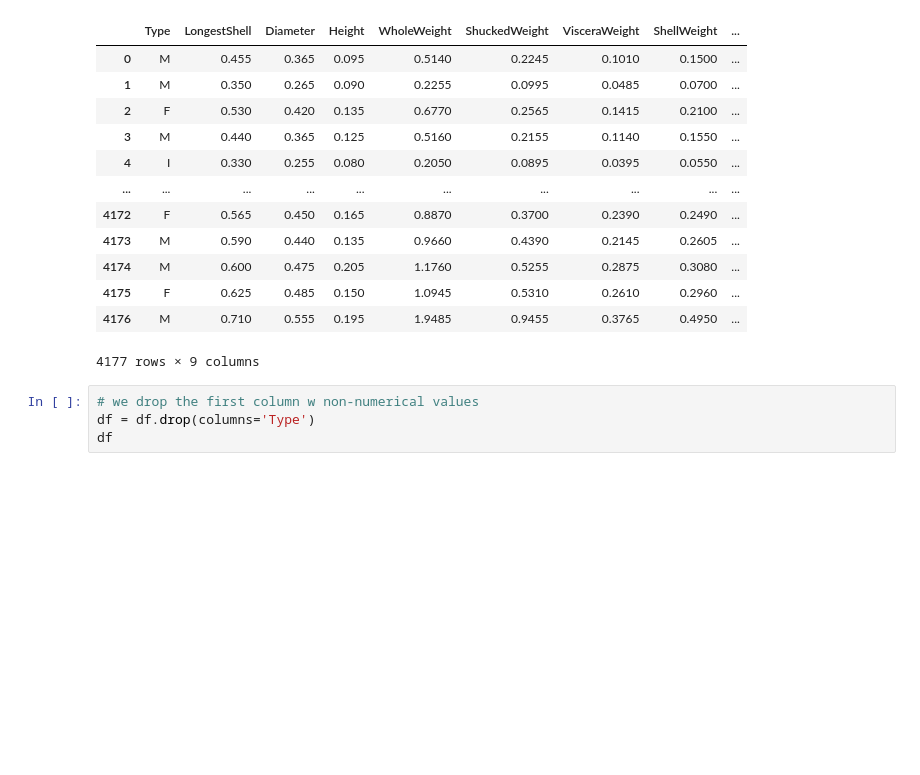
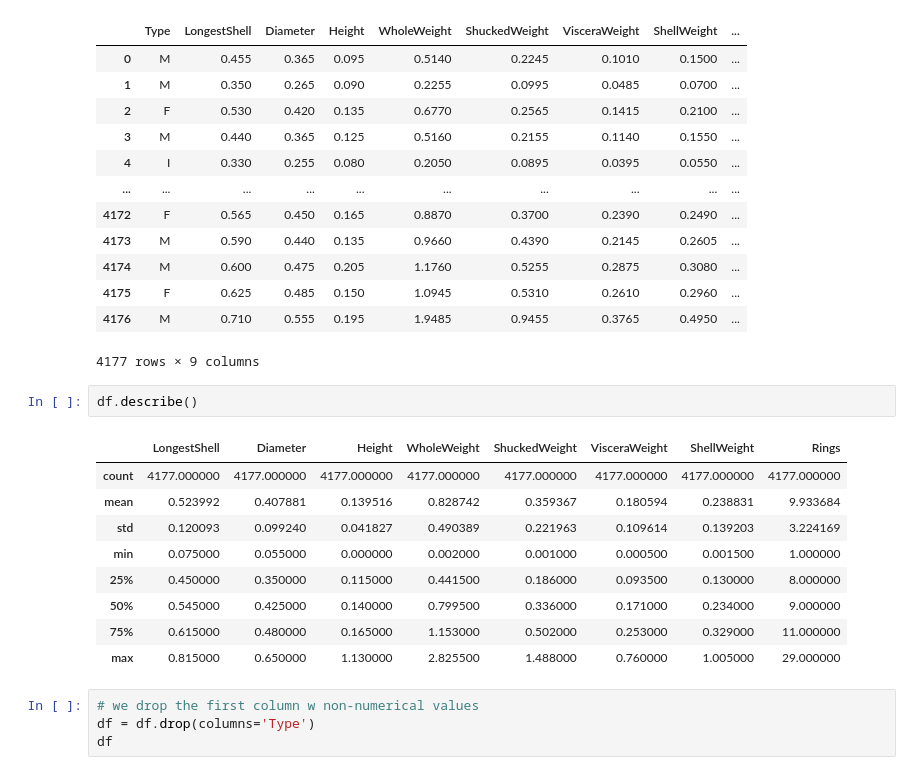
Before and after one commit to rahkooy/Neural-Network-Abalone, a Jupyter notebook: neural-net.ipynb, the cells around one changed output. Drawn from its saved outputs; the diff is of its cells as text; blank space fills up the shorter version.

```diff
--- a/neural-net.ipynb
+++ b/neural-net.ipynb
@@ -30,6 +47,18 @@ display(df)
 | 4175 | F | 0.625 | 0.485 | 0.150 | 1.0945 | 0.5310 | 0.2610 | 0.2960 | ... |
 | 4176 | M | 0.710 | 0.555 | 0.195 | 1.9485 | 0.9455 | 0.3765 | 0.4950 | ... |
 4177 rows × 9 columns
+# %%
+df.describe()
+# %% [output]
+|  | LongestShell | Diameter | Height | WholeWeight | ShuckedWeight | VisceraWeight | ShellWeight | Rings |
+| count | 4177.000000 | 4177.000000 | 4177.000000 | 4177.000000 | 4177.000000 | 4177.000000 | 4177.000000 | 4177.000000 |
+| mean | 0.523992 | 0.407881 | 0.139516 | 0.828742 | 0.359367 | 0.180594 | 0.238831 | 9.933684 |
+| std | 0.120093 | 0.099240 | 0.041827 | 0.490389 | 0.221963 | 0.109614 | 0.139203 | 3.224169 |
+| min | 0.075000 | 0.055000 | 0.000000 | 0.002000 | 0.001000 | 0.000500 | 0.001500 | 1.000000 |
+| 25% | 0.450000 | 0.350000 | 0.115000 | 0.441500 | 0.186000 | 0.093500 | 0.130000 | 8.000000 |
+| 50% | 0.545000 | 0.425000 | 0.140000 | 0.799500 | 0.336000 | 0.171000 | 0.234000 | 9.000000 |
+| 75% | 0.615000 | 0.480000 | 0.165000 | 1.153000 | 0.502000 | 0.253000 | 0.329000 | 11.000000 |
+| max | 0.815000 | 0.650000 | 1.130000 | 2.825500 | 1.488000 | 0.760000 | 1.005000 | 29.000000 |
 # %%
 # we drop the first column w non-numerical values
 df = df.drop(columns='Type')
```
Also changed, not shown: parts of 11 cells of this notebook, 9 other files.
